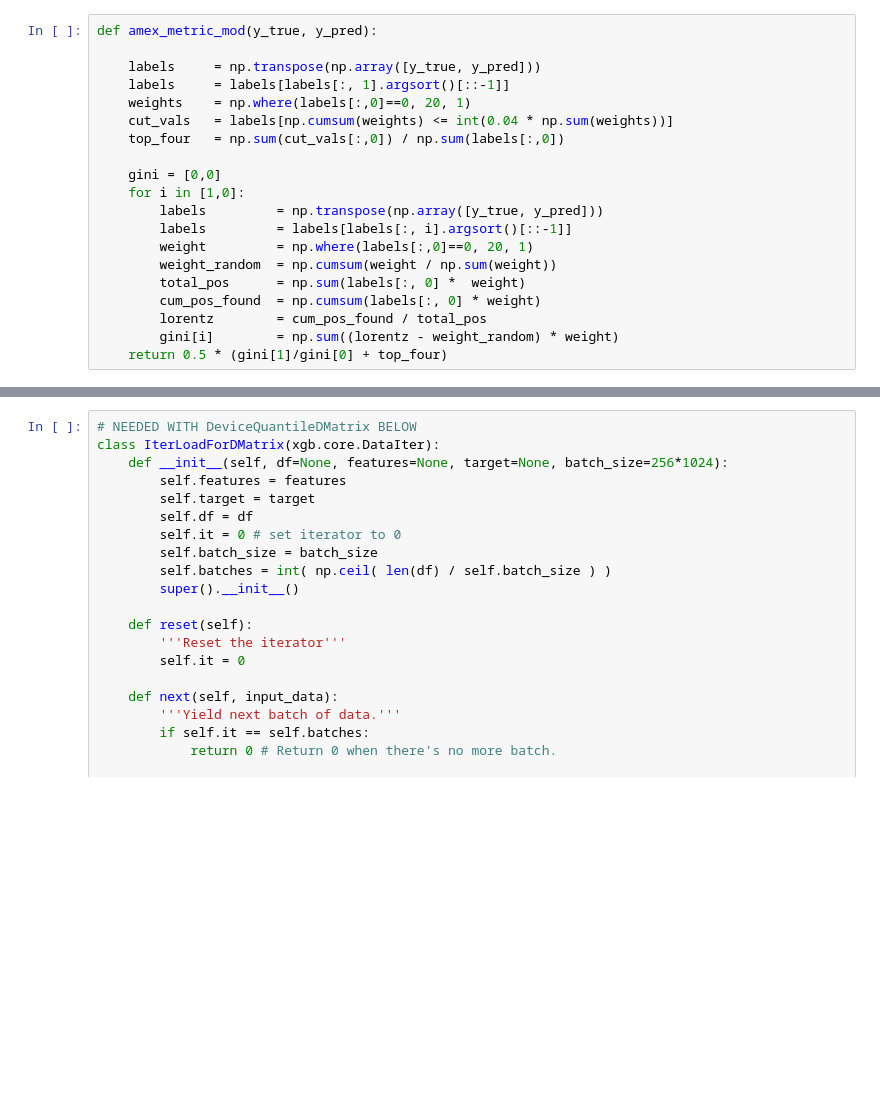
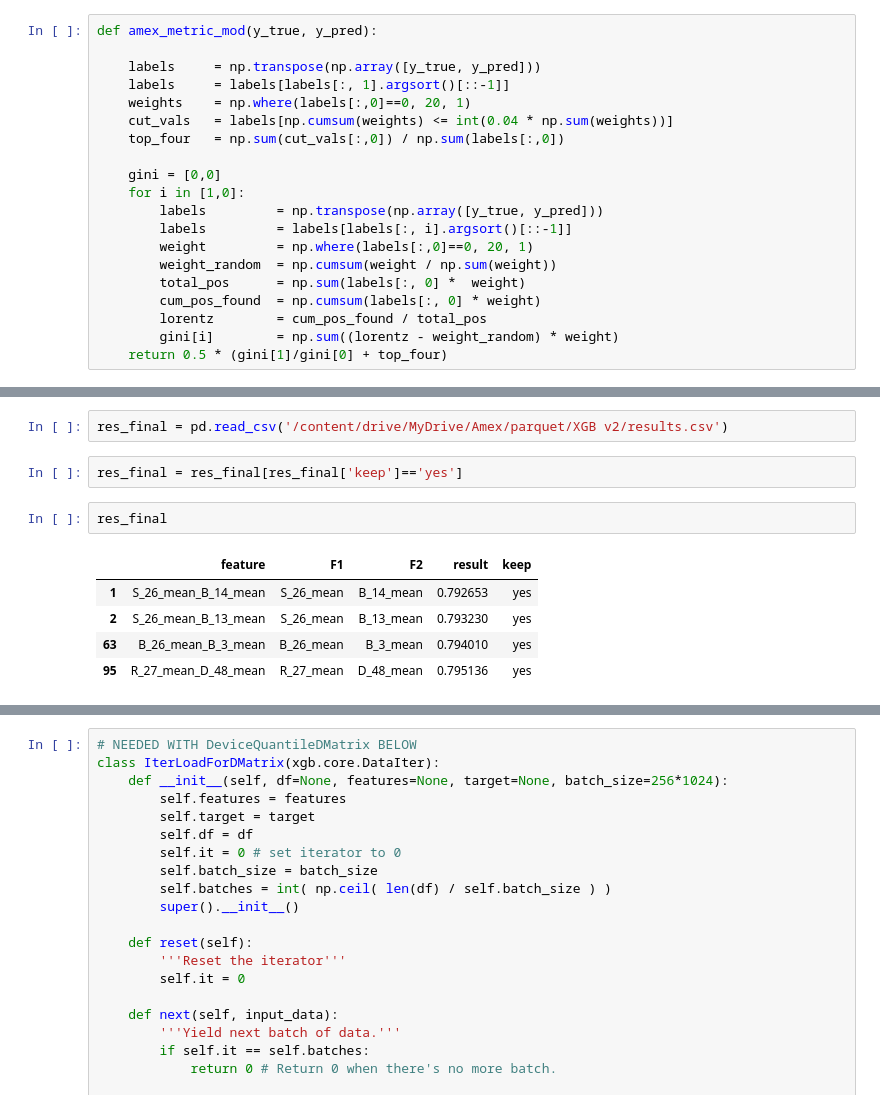
Before and after one commit to pyagoubi/Credit-Default-Prediction, a Jupyter notebook: Amex_XGBoost_red.ipynb, the cells around one changed output, grey strips where cells are left out. Drawn from its saved outputs; the diff is of its cells as text; blank space fills up the shorter version.

```diff
--- a/Amex_XGBoost_red.ipynb
+++ b/Amex_XGBoost_red.ipynb
@@ -416,0 +527,12 @@ xgb_parms ={'lambda': 1.2133864929301732,
+# %%
+res_final = pd.read_csv('/content/drive/MyDrive/Amex/parquet/XGB v2/results.csv')
+# %%
+res_final = res_final[res_final['keep']=='yes']
+# %%
+res_final
+# %% [output]
+|  | feature | F1 | F2 | result | keep |
+| 1 | S_26_mean_B_14_mean | S_26_mean | B_14_mean | 0.792653 | yes |
+| 2 | S_26_mean_B_13_mean | S_26_mean | B_13_mean | 0.793230 | yes |
+| 63 | B_26_mean_B_3_mean | B_26_mean | B_3_mean | 0.794010 | yes |
+| 95 | R_27_mean_D_48_mean | R_27_mean | D_48_mean | 0.795136 | yes |
```
Also changed, not shown: parts of 47 cells of this notebook.
